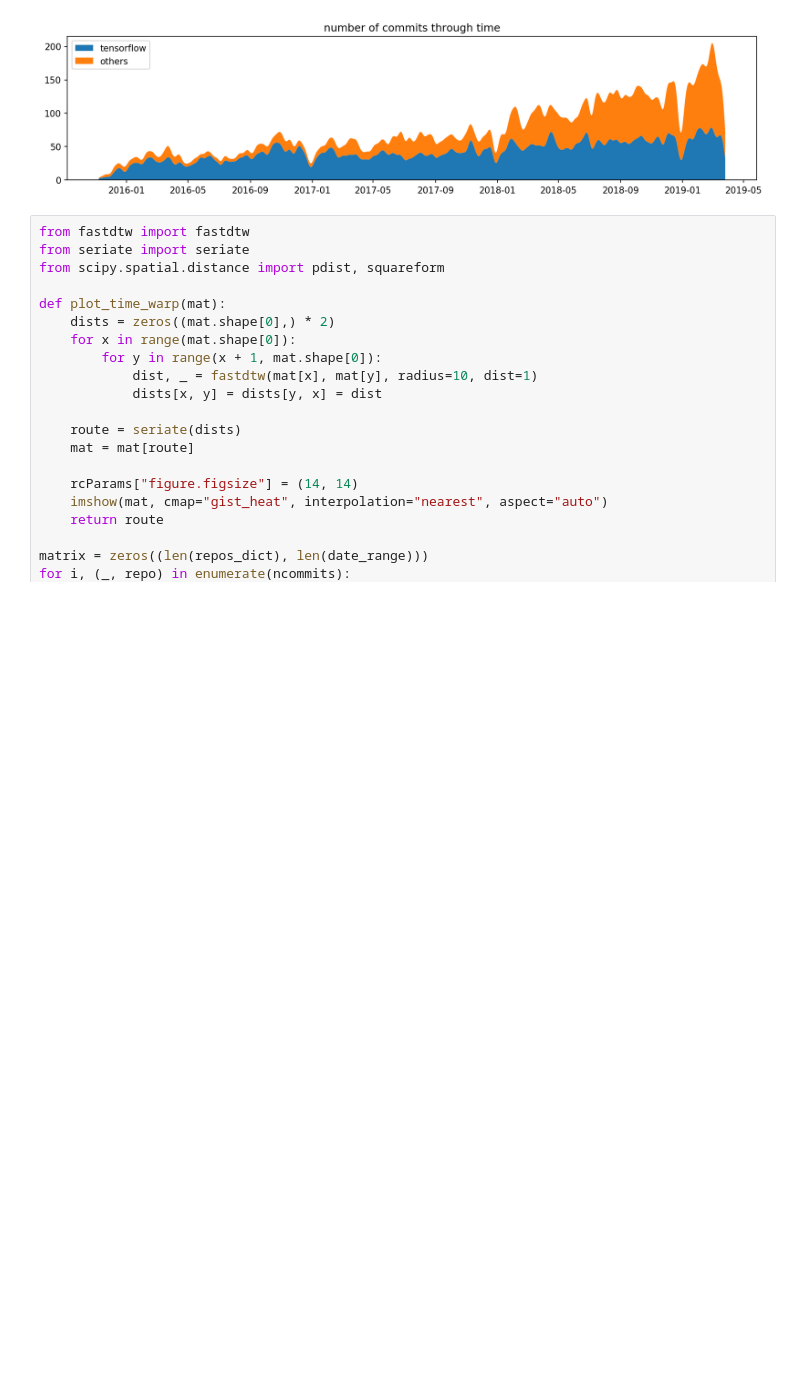
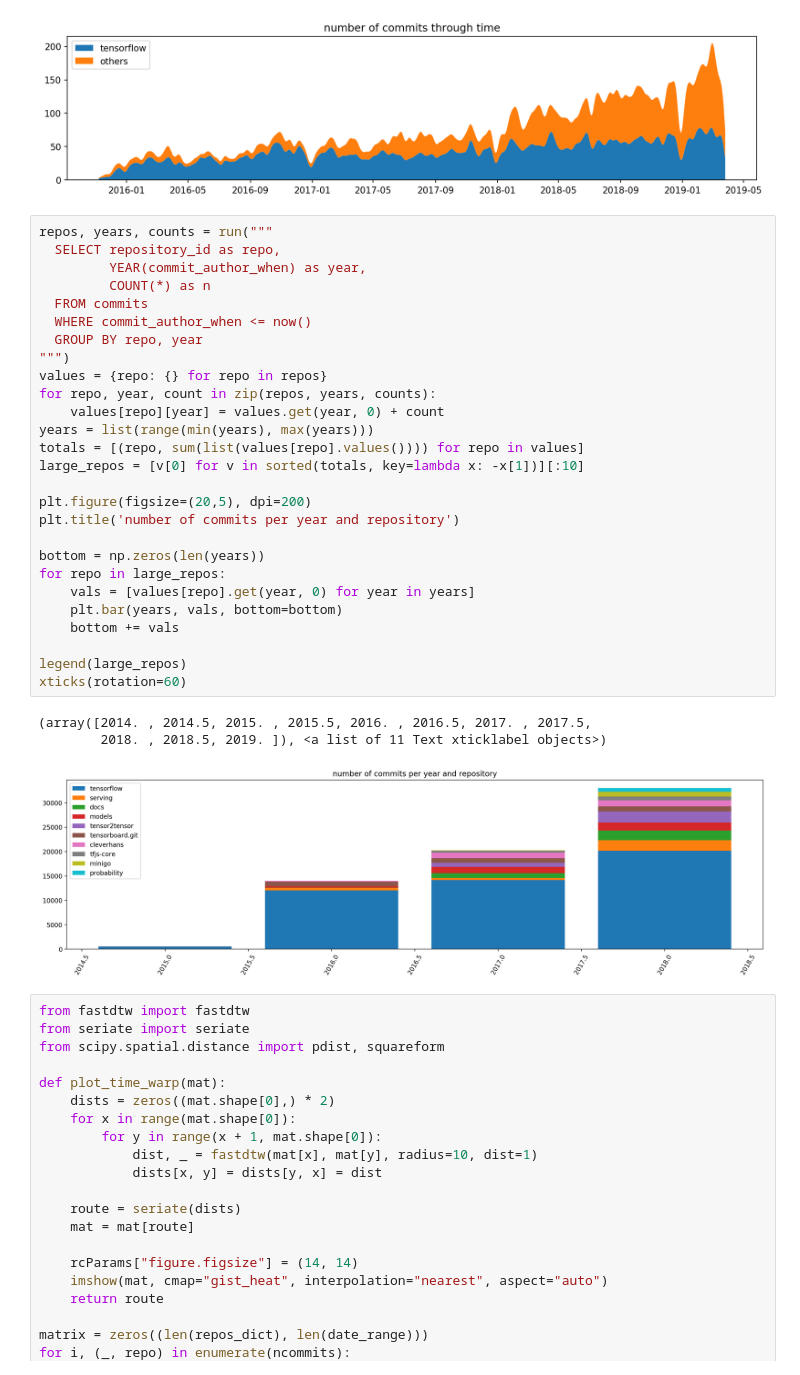
Before and after one commit to src-d/engine-analyses, a Jupyter notebook: tensorflow.ipynb, the cells around one changed output. Drawn from its saved outputs; the diff is of its cells as text; blank space fills up the shorter version.

```diff
--- a/tensorflow.ipynb
+++ b/tensorflow.ipynb
@@ -744,6 +742,37 @@ legend(loc="upper left")
 # %% [output]
 <matplotlib.legend.Legend at 0x...>
 [figure]
+# %%
+repos, years, counts = run("""
+  SELECT repository_id as repo,
+         YEAR(commit_author_when) as year,
+         COUNT(*) as n
+  FROM commits
+  WHERE commit_author_when <= now()
+  GROUP BY repo, year
+""")
+values = {repo: {} for repo in repos}
+for repo, year, count in zip(repos, years, counts):
+    values[repo][year] = values.get(year, 0) + count
+years = list(range(min(years), max(years)))
+totals = [(repo, sum(list(values[repo].values()))) for repo in values]
+large_repos = [v[0] for v in sorted(totals, key=lambda x: -x[1])][:10]
+
+plt.figure(figsize=(20,5), dpi=200)
+plt.title('number of commits per year and repository')
+
+bottom = np.zeros(len(years))
+for repo in large_repos:
+    vals = [values[repo].get(year, 0) for year in years]
+    plt.bar(years, vals, bottom=bottom)
+    bottom += vals
+
+legend(large_repos)
+xticks(rotation=60)
+# %% [output]
+(array([2014. , 2014.5, 2015. , 2015.5, 2016. , 2016.5, 2017. , 2017.5,
+        2018. , 2018.5, 2019. ]), <a list of 11 Text xticklabel objects>)
+[figure, added]
 # %%
 from fastdtw import fastdtw
 from seriate import seriate
```
Also changed, not shown: parts of 3 cells of this notebook.
